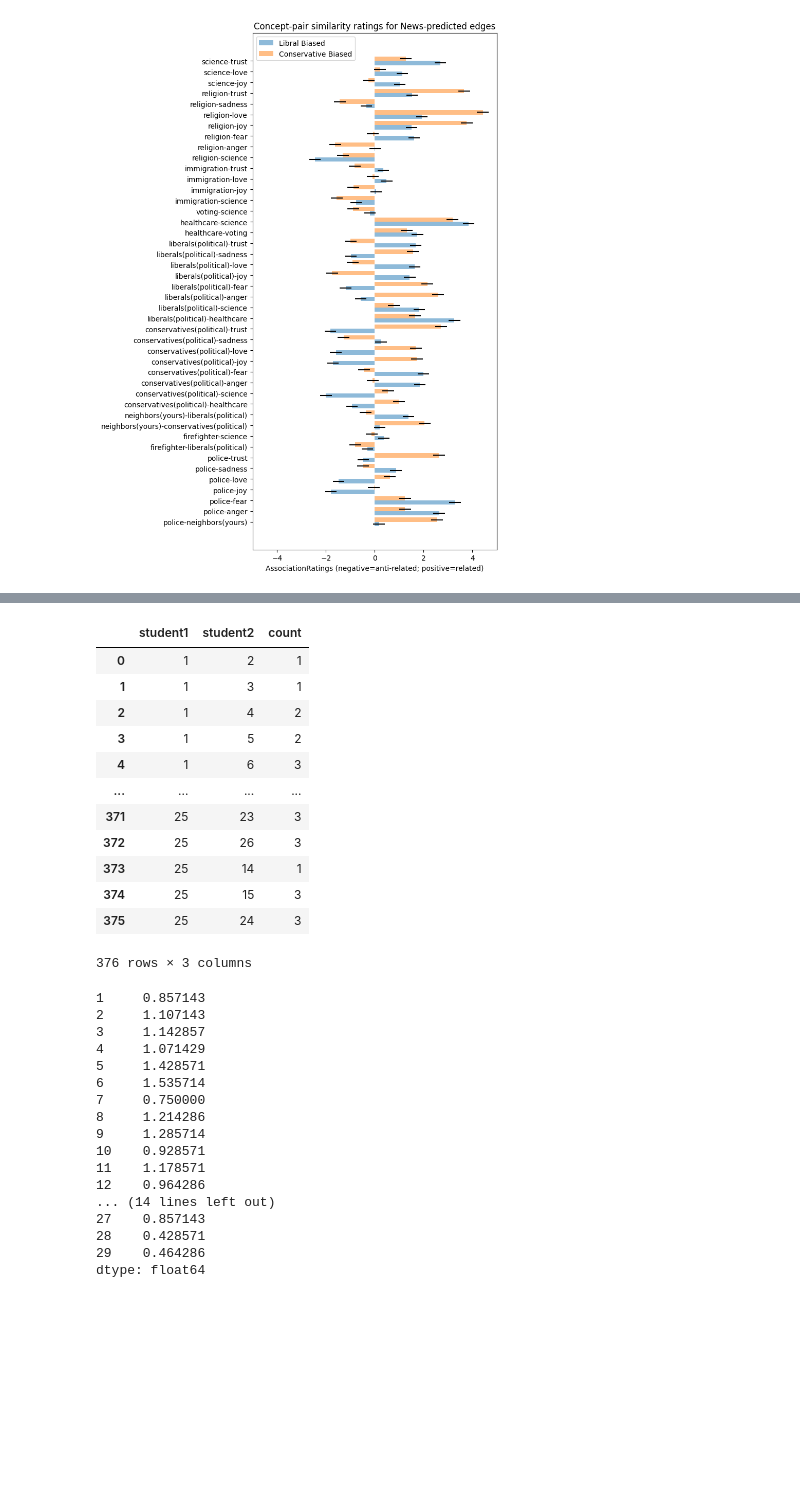
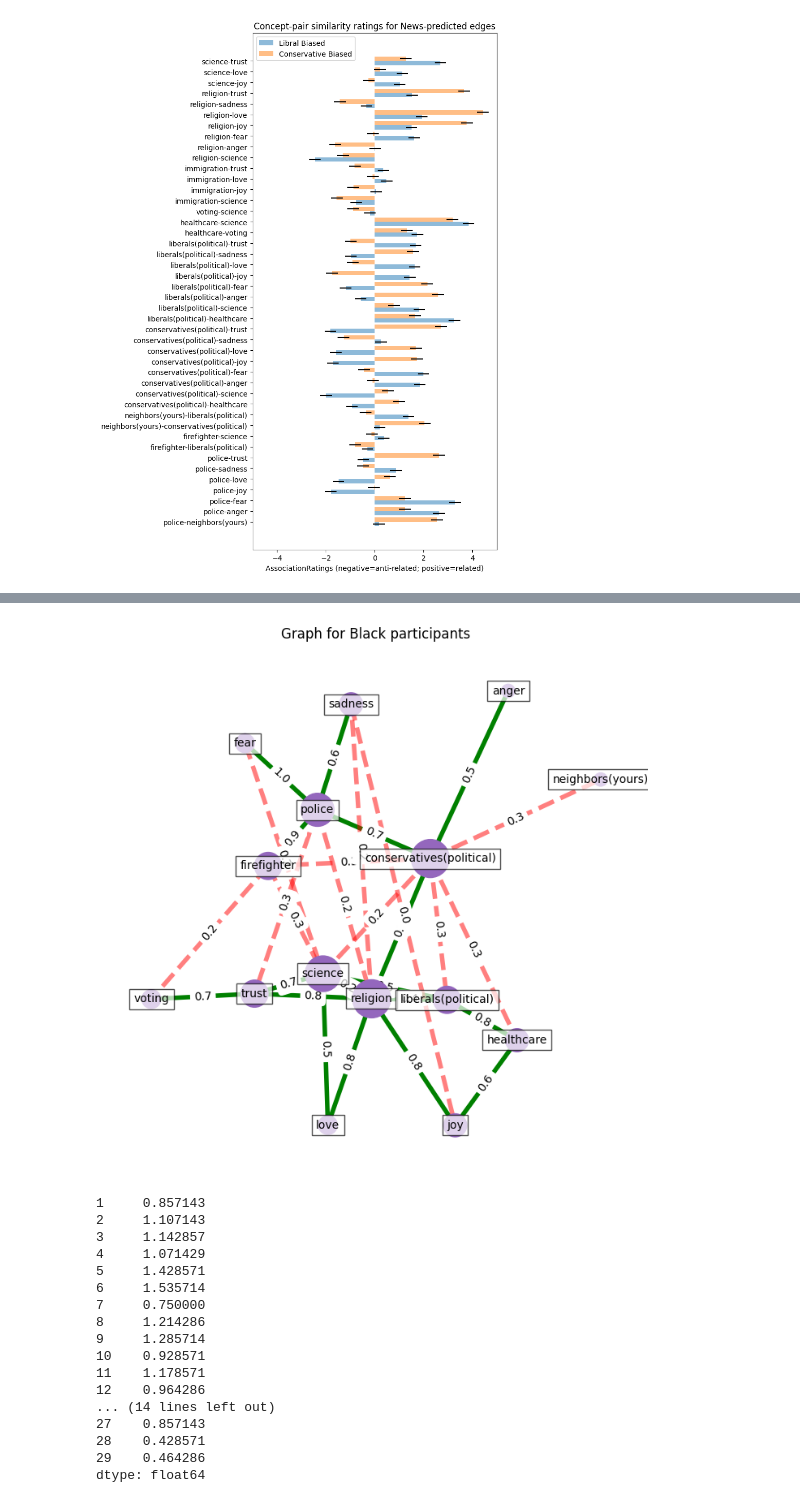
Before and after one commit to ExCaLBBR/ExCaLBBR_Projects, a Jupyter notebook: SocioenvironmentalGeometry/code/ConceptGeo_AnalysisPipeline.ipynb, the cells around one changed output, grey strips where cells are left out. Drawn from its saved outputs; the diff is of its cells as text; code cells hidden in the pictures; blank space fills up the shorter version.

Commit message:
added graphical representation

```diff
--- a/SocioenvironmentalGeometry/code/ConceptGeo_AnalysisPipeline.ipynb
+++ b/SocioenvironmentalGeometry/code/ConceptGeo_AnalysisPipeline.ipynb
@@ -849,7 +847,7 @@ The r between Black identity and convervative news consumption is: -0.2 (p= [0.0
 # @title Mediation analysis measuring effect of Black Identity (X) on Pair-distances (Yi) through News Consumption Bias (m)
 
 #Use 10,000 iteration output (1 = yes; 0 = no)
-use10000iter = 0
+use10000iter = 1
 
 #Subset Mediation analysis by sig edges
 PRaM_sigNewsEdges = PrAM_final.loc[:,sigEdges_newsBias]
@@ -868,7 +866,7 @@ Y_med = PRaM_sigNewsEdges.to_numpy()
 #Loop through each pair and compute a permutation scrambling Y
 ObsPairsPRaM_med = pd.DataFrame({'TotEff':[],'MedEff':[], 'DirEff':[], 'SumEff':[], 'SobelT':[]})
 pPairsPRaM_med = pd.DataFrame({'Totpval':[],'Medpval':[], 'Dirpval':[], 'Sumpval':[], 'SobelTpval':[]})
-perm = 1000
+perm = 100
 #Iterate through concept-pairs
 for i in tqdm(range(Y_med.shape[1])):
   # Isolate pair data
@@ -905,13 +903,15 @@ elif use10000iter == 1:
   PrAM_final = pd.DataFrame(PRaM_nGnANB)
 # %%
 #Force-directed graphical analysis [Try with network x]
-
 
 #Compute graphs for sig race edges [From above vizualization cell]
 bfPRaM = PrAM_final[bfIdx]
 wfPRaM = PrAM_final[wfIdx]
 bfPRaM_sigEdges = bfPRaM.loc[:,sigEdges_race]
 wfPRaM_sigEdges = wfPRaM.loc[:,sigEdges_race]
+bfPRaM_sigEdges_mean = bfPRaM_sigEdges.mean(axis=0) #take the mean across participants
+bfPRaM_sigEdges_grph_mean = (bfPRaM_sigEdges_mean - min(bfPRaM_sigEdges_mean)) / (max(bfPRaM_sigEdges_mean) - min(bfPRaM_sigEdges_mean))
+bfPRaM_sigEdges_grph_mean = bfPRaM_sigEdges_grph_mean.reset_index(drop=True)
 
 #Compute graphs for sig news edges [From above vizualization cell]
 lfPRaM = PrAM_final[leftNewsIdx]
@@ -919,7 +919,7 @@ rtPRaM = PrAM_final[rightNewsIdx]
 lfPRaM_sigEdges = lfPRaM.loc[:,sigEdges_newsBias]
 rtPRaM_sigEdges = rtPRaM.loc[:,sigEdges_newsBias]
 
-#Subset concept pairs by
+#Subset concept pairs by sig edges
 conceptPairs = pd.Series(combinations_list)
 conceptPairsRace = conceptPairs[sigEdges_race]
 conceptPairsNews = conceptPairs[sigEdges_newsBias]
@@ -1000,19 +928,48 @@ for n in G.nodes():
-# %%
-df # Concept 1; Concept 2
-# %% [output]
-|  | student1 | student2 | count |
-| 0 | 1 | 2 | 1 |
-| 1 | 1 | 3 | 1 |
-| 2 | 1 | 4 | 2 |
-| 3 | 1 | 5 | 2 |
-| 4 | 1 | 6 | 3 |
-| ... | ... | ... | ... |
-| 371 | 25 | 23 | 3 |
-| 372 | 25 | 26 | 3 |
-| 373 | 25 | 14 | 1 |
-| 374 | 25 | 15 | 3 |
-| 375 | 25 | 24 | 3 |
-376 rows × 3 columns
+# %%
+#Draw graph of significant edges across race
+
+#Draw Graph for Black participants
+Gr = nx.Graph()
+for e in range(len(conceptPairsRace)):
+  Gr.add_edge(conceptPairsRace[e][0], conceptPairsRace[e][1], weight = round(bfPRaM_sigEdges_grph_mean[e],1))
+
+pos = nx.spring_layout(Gr, iterations=1000, seed=7)  # positions for all nodes - seed for reproducibility
+
+bfPRaM_graphCentrality = round(pd.Series(nx.degree_centrality(Gr)),2) #make size of nodes proportional to centrality
+nx.draw_networkx_nodes(Gr, pos, node_size=(bfPRaM_graphCentrality*2000), node_color = 'tab:purple')
+
+# node labels
+label_options = {"ec": "k", "fc": "white", "alpha": 0.7}
+nx.draw_networkx_labels(Gr, pos, font_size=10, bbox=label_options)
+
+elarge = [(u, v) for (u, v, d) in Gr.edges(data=True) if d["weight"] > (0 - min(bfPRaM_sigEdges_mean)) / (max(bfPRaM_sigEdges_mean) - min(bfPRaM_sigEdges_mean))]
+esmall = [(u, v) for (u, v, d) in Gr.edges(data=True) if d["weight"] <= (0 - min(bfPRaM_sigEdges_mean)) / (max(bfPRaM_sigEdges_mean) - min(bfPRaM_sigEdges_mean))]
+
+# edges
+nx.draw_networkx_edges(Gr, pos, edgelist=elarge, edge_color="g", width=4)
+nx.draw_networkx_edges(
+    Gr, pos, edgelist=esmall, width=4, alpha=0.5, edge_color="r", style="dashed"
+)
+
+
+
+# edge weight labels
+edge_labels = nx.get_edge_attributes(Gr, "weight")
+nx.draw_networkx_edge_labels(Gr, pos, edge_labels)
+
+ax = plt.gca()
+#ax.margins(0.08)
+plt.axis("off")
+plt.title('Graph for Black participants')
+plt.rcParams["figure.figsize"] = [7, 7]
+plt.rcParams["figure.autolayout"] = True
+plt.show()
+
+
+#Gn = nx.Graph()
+#for e in range(len(conceptPairsNews))
+# %% [output]
+[figure, added]
 # %%
 dcs = pd.Series(nx.degree_centrality(G))
 dcs
```
Also changed, not shown: parts of 5 cells of this notebook.
